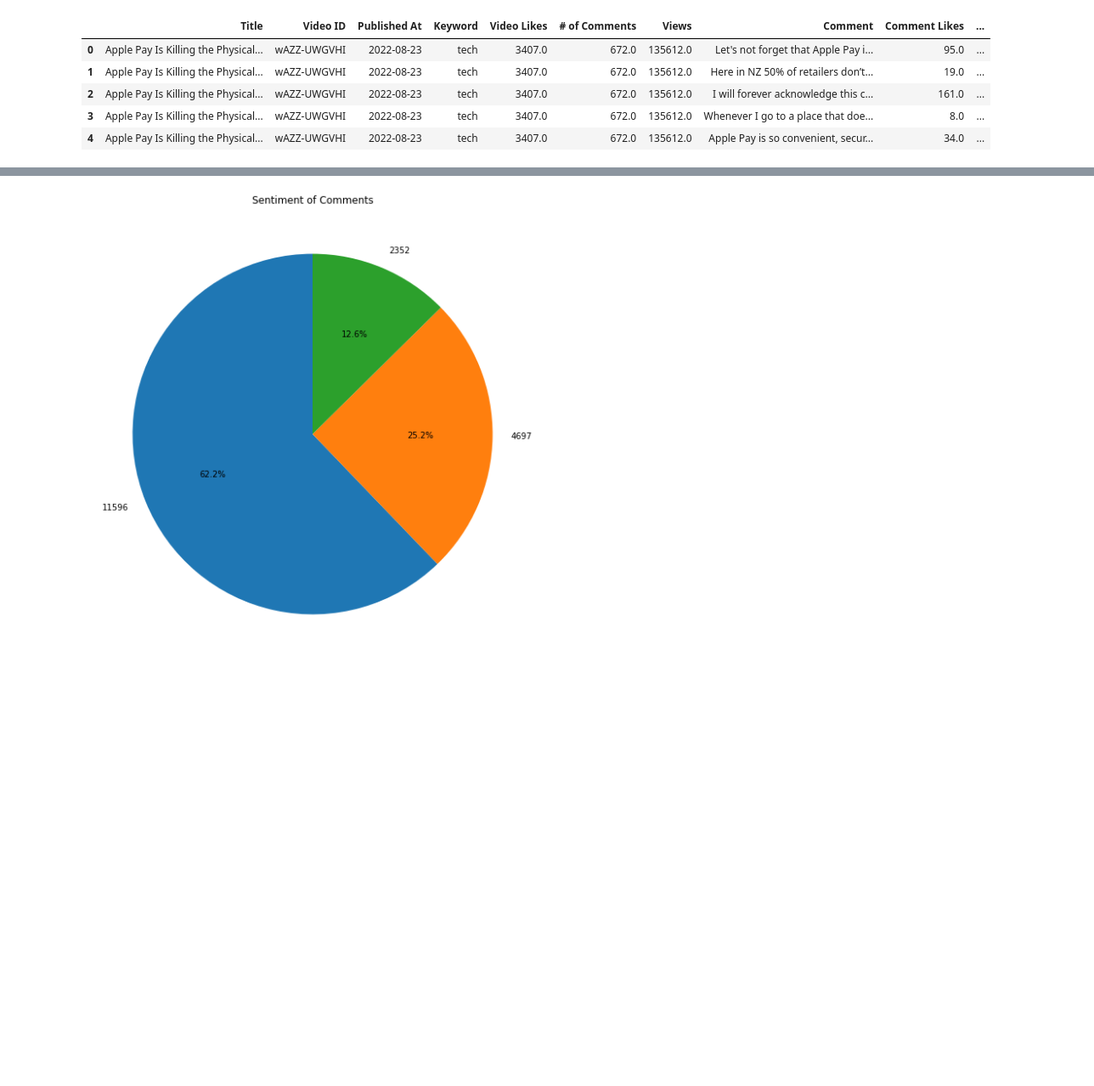
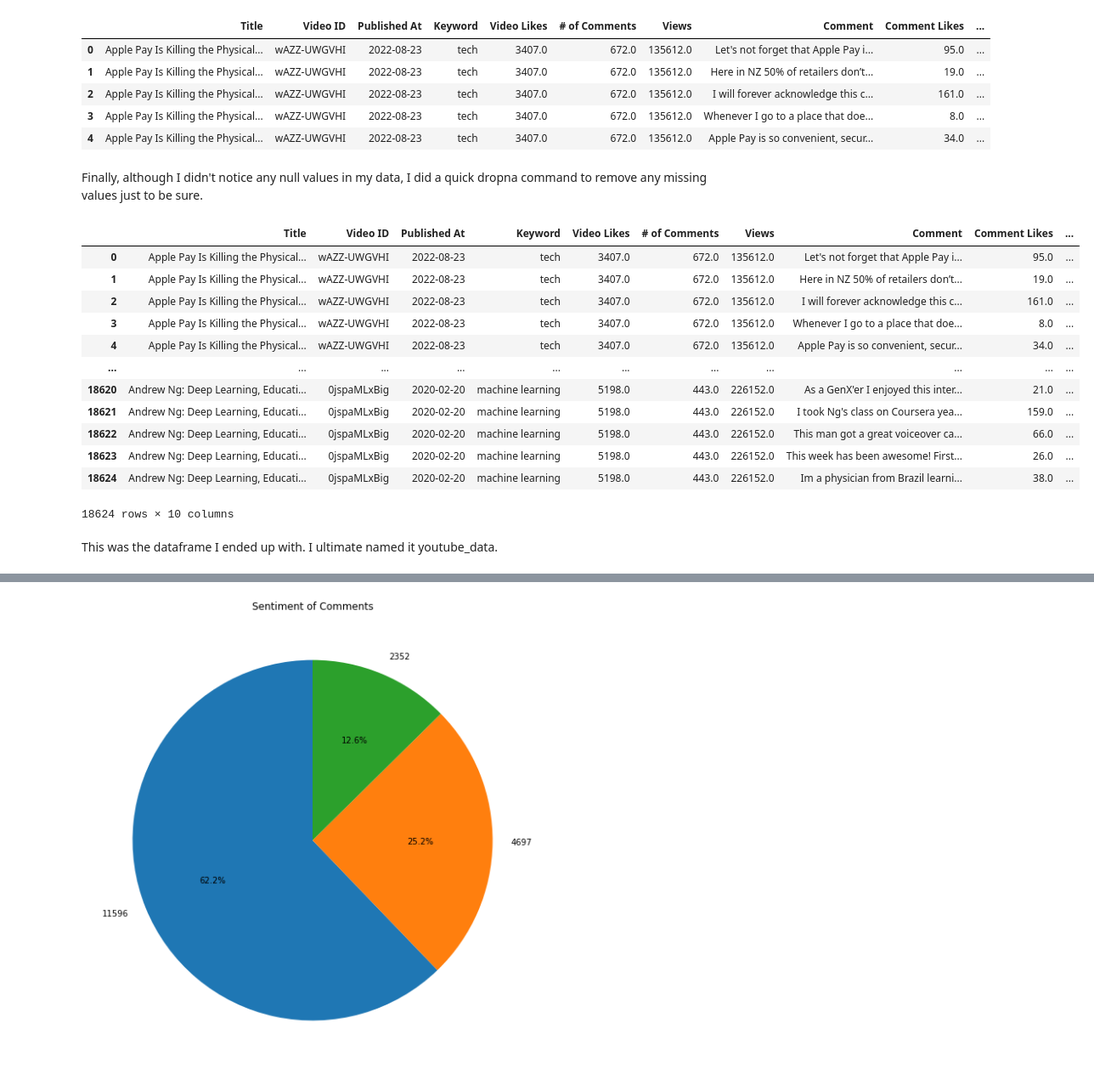
Before and after one commit to alishacopley/youtube_data_analysis, a Jupyter notebook: youtube_data_analysis.ipynb, the cells around one changed output, grey strips where cells are left out. Shown at 85% size. Drawn from its saved outputs; the diff is of its cells as text; code cells hidden in the pictures; blank space fills up the shorter version.

```diff
--- a/youtube_data_analysis.ipynb
+++ b/youtube_data_analysis.ipynb
@@ -70,3 +88,23 @@ youtube_data.head()
 | 2 | Apple Pay Is Killing the Physical... | wAZZ-UWGVHI | 2022-08-23 | tech | 3407.0 | 672.0 | 135612.0 | I will forever acknowledge this c... | 161.0 | ... |
 | 3 | Apple Pay Is Killing the Physical... | wAZZ-UWGVHI | 2022-08-23 | tech | 3407.0 | 672.0 | 135612.0 | Whenever I go to a place that doe... | 8.0 | ... |
 | 4 | Apple Pay Is Killing the Physical... | wAZZ-UWGVHI | 2022-08-23 | tech | 3407.0 | 672.0 | 135612.0 | Apple Pay is so convenient, secur... | 34.0 | ... |
+# %% [markdown]
+Finally, although I didn't notice any null values in my data, I did a quick dropna command to remove any missing values just to be sure.
+# %%
+youtube_data.dropna()
+# %% [output]
+|  | Title | Video ID | Published At | Keyword | Video Likes | # of Comments | Views | Comment | Comment Likes | ... |
+| 0 | Apple Pay Is Killing the Physical... | wAZZ-UWGVHI | 2022-08-23 | tech | 3407.0 | 672.0 | 135612.0 | Let's not forget that Apple Pay i... | 95.0 | ... |
+| 1 | Apple Pay Is Killing the Physical... | wAZZ-UWGVHI | 2022-08-23 | tech | 3407.0 | 672.0 | 135612.0 | Here in NZ 50% of retailers don’t... | 19.0 | ... |
+| 2 | Apple Pay Is Killing the Physical... | wAZZ-UWGVHI | 2022-08-23 | tech | 3407.0 | 672.0 | 135612.0 | I will forever acknowledge this c... | 161.0 | ... |
+| 3 | Apple Pay Is Killing the Physical... | wAZZ-UWGVHI | 2022-08-23 | tech | 3407.0 | 672.0 | 135612.0 | Whenever I go to a place that doe... | 8.0 | ... |
+| 4 | Apple Pay Is Killing the Physical... | wAZZ-UWGVHI | 2022-08-23 | tech | 3407.0 | 672.0 | 135612.0 | Apple Pay is so convenient, secur... | 34.0 | ... |
+| ... | ... | ... | ... | ... | ... | ... | ... | ... | ... | ... |
+| 18620 | Andrew Ng: Deep Learning, Educati... | 0jspaMLxBig | 2020-02-20 | machine learning | 5198.0 | 443.0 | 226152.0 | As a GenX'er I enjoyed this inter... | 21.0 | ... |
+| 18621 | Andrew Ng: Deep Learning, Educati... | 0jspaMLxBig | 2020-02-20 | machine learning | 5198.0 | 443.0 | 226152.0 | I took Ng's class on Coursera yea... | 159.0 | ... |
+| 18622 | Andrew Ng: Deep Learning, Educati... | 0jspaMLxBig | 2020-02-20 | machine learning | 5198.0 | 443.0 | 226152.0 | This man got a great voiceover ca... | 66.0 | ... |
+| 18623 | Andrew Ng: Deep Learning, Educati... | 0jspaMLxBig | 2020-02-20 | machine learning | 5198.0 | 443.0 | 226152.0 | This week has been awesome! First... | 26.0 | ... |
+| 18624 | Andrew Ng: Deep Learning, Educati... | 0jspaMLxBig | 2020-02-20 | machine learning | 5198.0 | 443.0 | 226152.0 | Im a physician from Brazil learni... | 38.0 | ... |
+18624 rows × 10 columns
+# %% [markdown]
+This was the dataframe I ended up with. I ultimate named it youtube_data.
```
Also changed, not shown: parts of 8 cells of this notebook.
